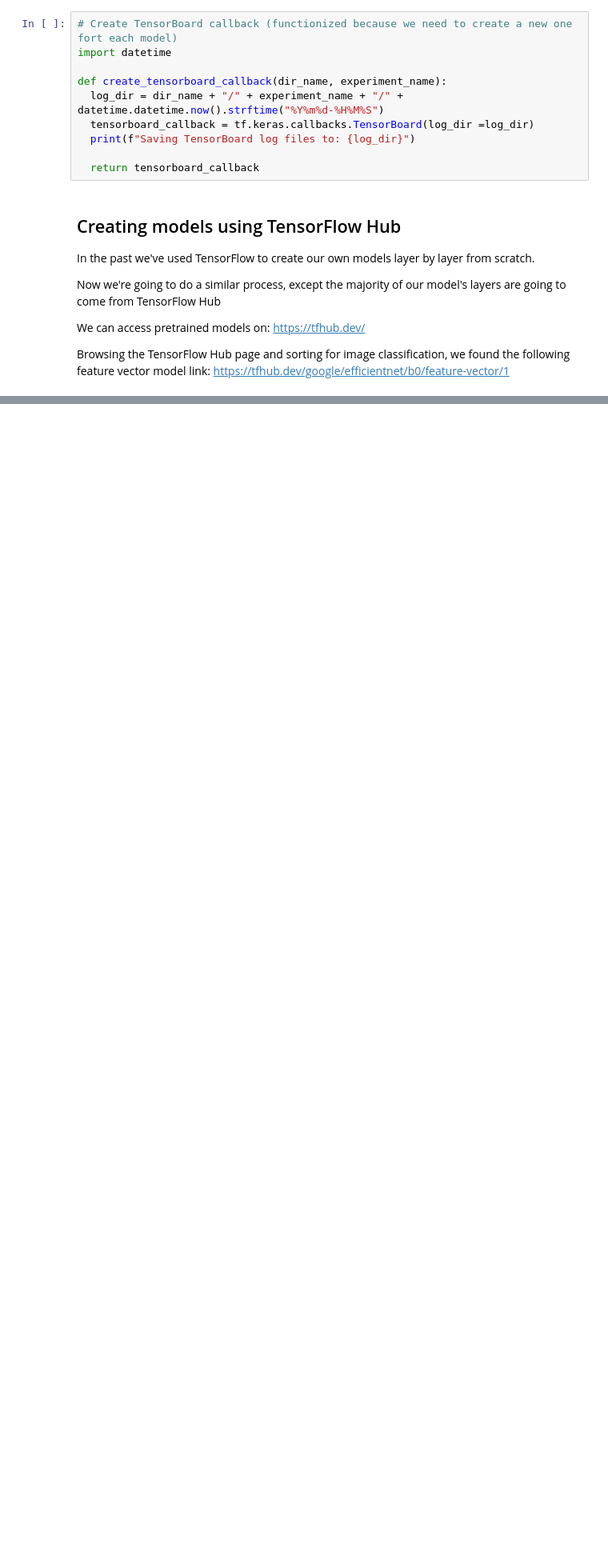
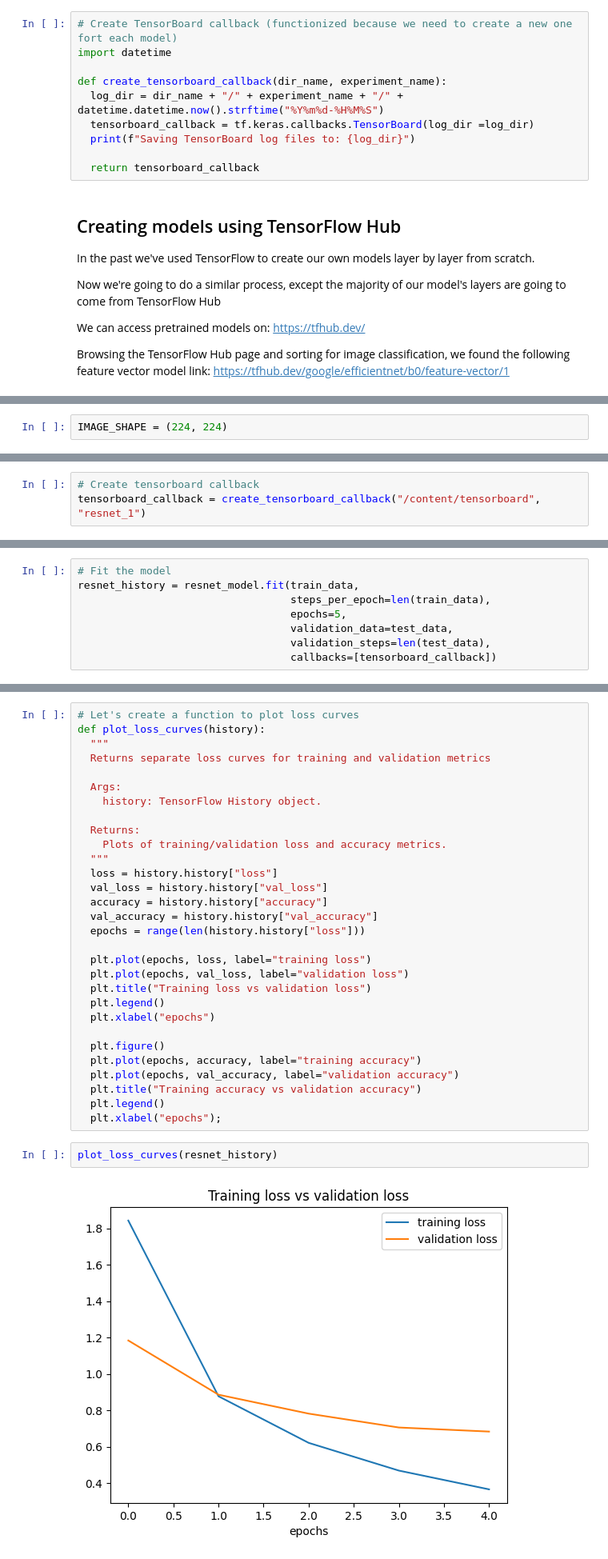
Before and after one commit to pformela/ztm-tensorflow, a Jupyter notebook: 05-transfer-learning/05_transfer_learning_in_tensorflow_part_1_feature_extraction.ipynb, the cells around one changed output, grey strips where cells are left out. Shown at 80% size. Cells and saved outputs as stored; diff of their text form; blank space fills up the shorter version.

```diff
--- a/05-transfer-learning/05_transfer_learning_in_tensorflow_part_1_feature_extraction.ipynb
+++ b/05-transfer-learning/05_transfer_learning_in_tensorflow_part_1_feature_extraction.ipynb
@@ -116,0 +127,2 @@ Browsing the TensorFlow Hub page and sorting for image classification, we found
+# %%
+IMAGE_SHAPE = (224, 224)
@@ -116,0 +174,3 @@ Browsing the TensorFlow Hub page and sorting for image classification, we found
+# %%
+# Create tensorboard callback
+tensorboard_callback = create_tensorboard_callback("/content/tensorboard", "resnet_1")
@@ -116,0 +179,8 @@ Browsing the TensorFlow Hub page and sorting for image classification, we found
+# %%
+# Fit the model
+resnet_history = resnet_model.fit(train_data,
+                                  steps_per_epoch=len(train_data),
+                                  epochs=5,
+                                  validation_data=test_data,
+                                  validation_steps=len(test_data),
+                                  callbacks=[tensorboard_callback])
@@ -116,0 +200,34 @@ Browsing the TensorFlow Hub page and sorting for image classification, we found
+# %%
+# Let's create a function to plot loss curves
+def plot_loss_curves(history):
+  """
+  Returns separate loss curves for training and validation metrics
+
+  Args:
+    history: TensorFlow History object.
+
+  Returns:
+    Plots of training/validation loss and accuracy metrics.
+  """
+  loss = history.history["loss"]
+  val_loss = history.history["val_loss"]
+  accuracy = history.history["accuracy"]
+  val_accuracy = history.history["val_accuracy"]
+  epochs = range(len(history.history["loss"]))
+
+  plt.plot(epochs, loss, label="training loss")
+  plt.plot(epochs, val_loss, label="validation loss")
+  plt.title("Training loss vs validation loss")
+  plt.legend()
+  plt.xlabel("epochs")
+
+  plt.figure()
+  plt.plot(epochs, accuracy, label="training accuracy")
+  plt.plot(epochs, val_accuracy, label="validation accuracy")
+  plt.title("Training accuracy vs validation accuracy")
+  plt.legend()
+  plt.xlabel("epochs");
+# %%
+plot_loss_curves(resnet_history)
+# %% [output]
+[figure, added]
```
Also changed, not shown: parts of 29 cells of this notebook.
